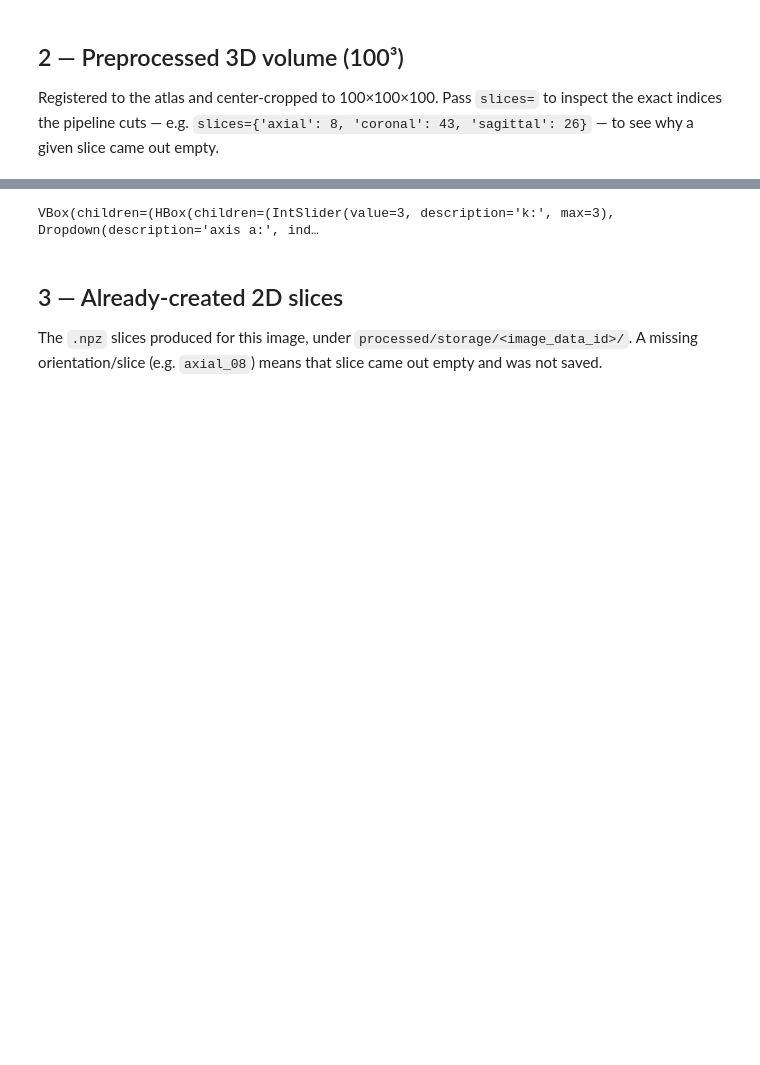
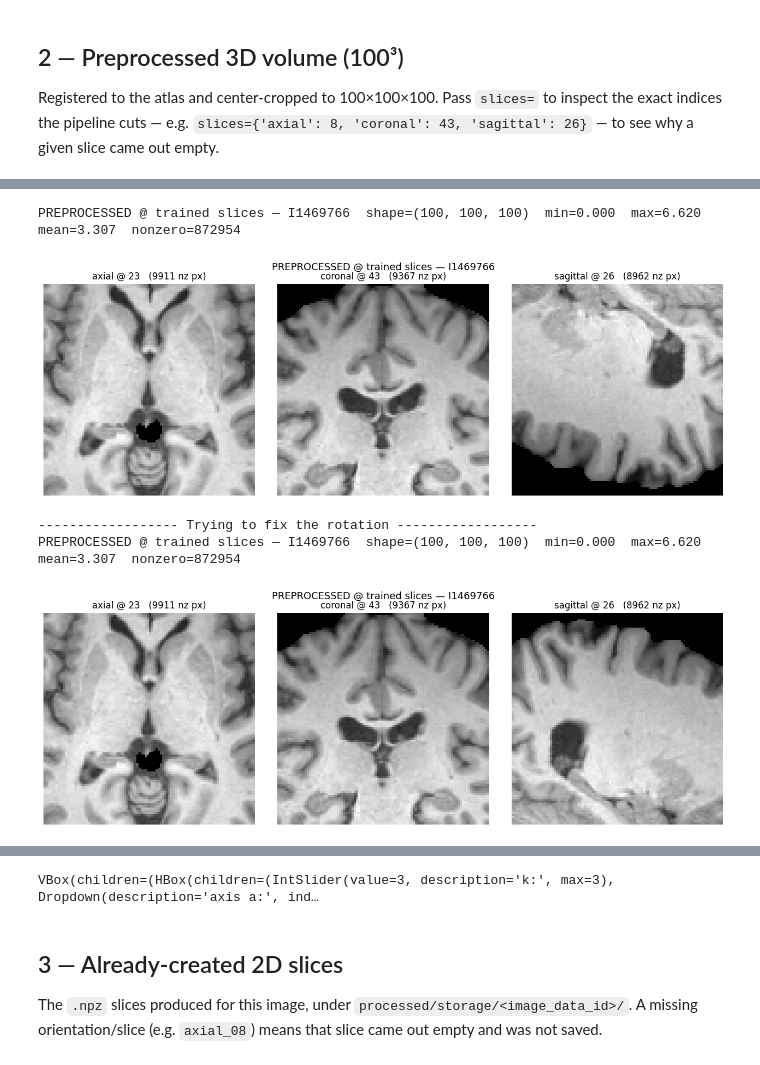
Before and after one commit to lucasthim/mmml-alzheimer-diagnosis, a Jupyter notebook: notebooks/2026_paper/20260716_visualize_mri_stages.ipynb, the cells around one changed output, grey strips where cells are left out. Drawn from its saved outputs; the diff is of its cells as text; code cells hidden in the pictures; blank space fills up the shorter version.

```diff
--- a/notebooks/2026_paper/20260716_visualize_mri_stages.ipynb
+++ b/notebooks/2026_paper/20260716_visualize_mri_stages.ipynb
@@ -387,0 +416,14 @@ ANTsImage (RPI)
+# %%
+show_volume_from_path(paths['preprocessed_path'],
+                      title=f"PREPROCESSED @ trained slices — {IMAGE_DATA_ID}",
+                      slices={'axial': 23, 'coronal': 43, 'sagittal': 26})
+print("------------------ Trying to fix the rotation ------------------")
+show_volume_from_path2(paths['preprocessed_path'],
+                      title=f"PREPROCESSED @ trained slices — {IMAGE_DATA_ID}",
+                      slices={'axial': 23, 'coronal': 43, 'sagittal': 26})
+# %% [output]
+PREPROCESSED @ trained slices — I1469766  shape=(100, 100, 100)  min=0.000  max=6.620  mean=3.307  nonzero=872954
+[figure, added]
+------------------ Trying to fix the rotation ------------------
+PREPROCESSED @ trained slices — I1469766  shape=(100, 100, 100)  min=0.000  max=6.620  mean=3.307  nonzero=872954
+[figure, added]
```
Also changed, not shown: parts of 12 cells of this notebook, 9 other files.
